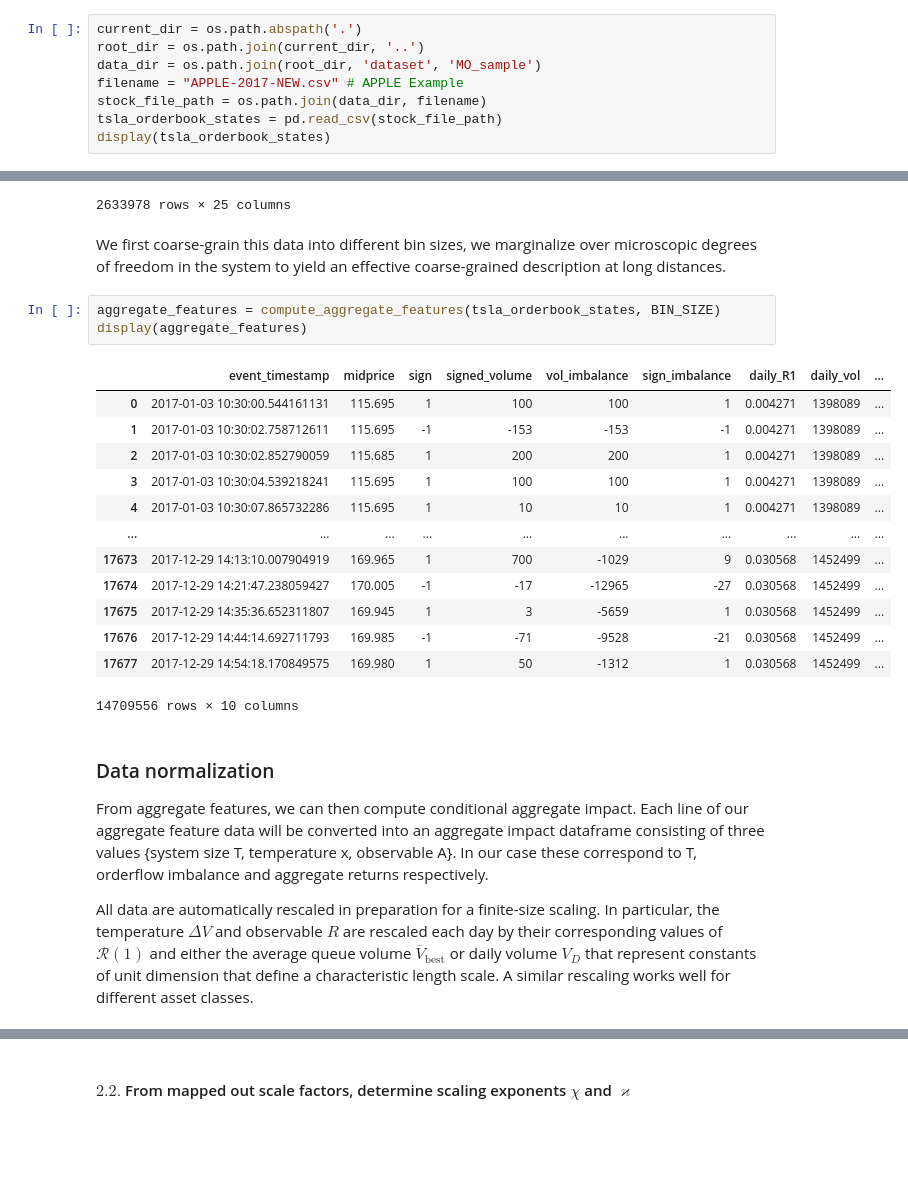
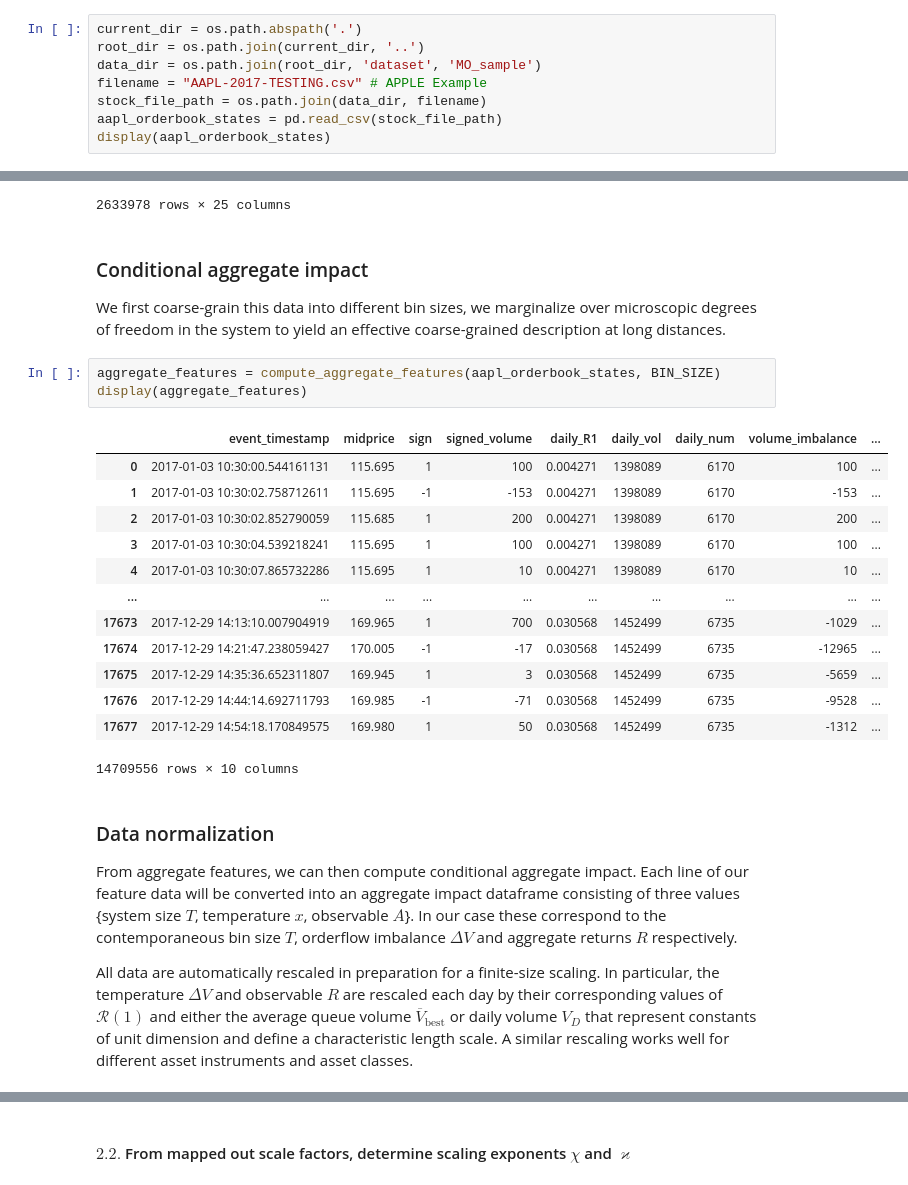
Before and after one commit to anabugaenko/market_impact, a Jupyter notebook: notebooks/lsa.ipynb, the cells around one changed output, grey strips where cells are left out. Cells and saved outputs as stored; diff of their text form; blank space fills up the shorter version.

```diff
--- a/notebooks/lsa.ipynb
+++ b/notebooks/lsa.ipynb
@@ -32,10 +59,10 @@ We first prepare the data. Each entry of the orderbook data correpsonds to a sin
 current_dir = os.path.abspath('.')
 root_dir = os.path.join(current_dir, '..')
 data_dir = os.path.join(root_dir, 'dataset', 'MO_sample')
-filename = "APPLE-2017-NEW.csv" # APPLE Example
+filename = "AAPL-2017-TESTING.csv" # APPLE Example
 stock_file_path = os.path.join(data_dir, filename)
-tsla_orderbook_states = pd.read_csv(stock_file_path)
-display(tsla_orderbook_states)
+aapl_orderbook_states = pd.read_csv(stock_file_path)
+display(aapl_orderbook_states)
 # %% [output]
 |  | Unnamed: 0 | event_timestamp | sign | side | lob_action | order_executed | execution_price | size | ... |
 | 0 | 0 | 2017-01-03 10:30:00.544161131 | 1 | ASK | REMOVE | True | 115.70 | 100 | ... |
@@ -51,28 +78,29 @@ display(tsla_orderbook_states)
 | 2633977 | 6734 | 2017-12-29 14:59:58.621926530 | 1 | ASK | UPDATE | True | 169.99 | 69 | ... |
 2633978 rows × 25 columns
 # %% [markdown]
+### Conditional aggregate impact
  We first coarse-grain this data into different bin sizes, we marginalize over microscopic degrees of freedom in the system to yield an effective coarse-grained description at long distances.
 # %%
-aggregate_features = compute_aggregate_features(tsla_orderbook_states, BIN_SIZE)
+aggregate_features = compute_aggregate_features(aapl_orderbook_states, BIN_SIZE)
 display(aggregate_features)
 # %% [output]
-|  | event_timestamp | midprice | sign | signed_volume | vol_imbalance | sign_imbalance | daily_R1 | daily_vol | ... |
-| 0 | 2017-01-03 10:30:00.544161131 | 115.695 | 1 | 100 | 100 | 1 | 0.004271 | 1398089 | ... |
-| 1 | 2017-01-03 10:30:02.758712611 | 115.695 | -1 | -153 | -153 | -1 | 0.004271 | 1398089 | ... |
-| 2 | 2017-01-03 10:30:02.852790059 | 115.685 | 1 | 200 | 200 | 1 | 0.004271 | 1398089 | ... |
-| 3 | 2017-01-03 10:30:04.539218241 | 115.695 | 1 | 100 | 100 | 1 | 0.004271 | 1398089 | ... |
-| 4 | 2017-01-03 10:30:07.865732286 | 115.695 | 1 | 10 | 10 | 1 | 0.004271 | 1398089 | ... |
+|  | event_timestamp | midprice | sign | signed_volume | daily_R1 | daily_vol | daily_num | volume_imbalance | ... |
+| 0 | 2017-01-03 10:30:00.544161131 | 115.695 | 1 | 100 | 0.004271 | 1398089 | 6170 | 100 | ... |
+| 1 | 2017-01-03 10:30:02.758712611 | 115.695 | -1 | -153 | 0.004271 | 1398089 | 6170 | -153 | ... |
+| 2 | 2017-01-03 10:30:02.852790059 | 115.685 | 1 | 200 | 0.004271 | 1398089 | 6170 | 200 | ... |
+| 3 | 2017-01-03 10:30:04.539218241 | 115.695 | 1 | 100 | 0.004271 | 1398089 | 6170 | 100 | ... |
+| 4 | 2017-01-03 10:30:07.865732286 | 115.695 | 1 | 10 | 0.004271 | 1398089 | 6170 | 10 | ... |
 | ... | ... | ... | ... | ... | ... | ... | ... | ... | ... |
-| 17673 | 2017-12-29 14:13:10.007904919 | 169.965 | 1 | 700 | -1029 | 9 | 0.030568 | 1452499 | ... |
-| 17674 | 2017-12-29 14:21:47.238059427 | 170.005 | -1 | -17 | -12965 | -27 | 0.030568 | 1452499 | ... |
-| 17675 | 2017-12-29 14:35:36.652311807 | 169.945 | 1 | 3 | -5659 | 1 | 0.030568 | 1452499 | ... |
-| 17676 | 2017-12-29 14:44:14.692711793 | 169.985 | -1 | -71 | -9528 | -21 | 0.030568 | 1452499 | ... |
-| 17677 | 2017-12-29 14:54:18.170849575 | 169.980 | 1 | 50 | -1312 | 1 | 0.030568 | 1452499 | ... |
+| 17673 | 2017-12-29 14:13:10.007904919 | 169.965 | 1 | 700 | 0.030568 | 1452499 | 6735 | -1029 | ... |
+| 17674 | 2017-12-29 14:21:47.238059427 | 170.005 | -1 | -17 | 0.030568 | 1452499 | 6735 | -12965 | ... |
+| 17675 | 2017-12-29 14:35:36.652311807 | 169.945 | 1 | 3 | 0.030568 | 1452499 | 6735 | -5659 | ... |
+| 17676 | 2017-12-29 14:44:14.692711793 | 169.985 | -1 | -71 | 0.030568 | 1452499 | 6735 | -9528 | ... |
+| 17677 | 2017-12-29 14:54:18.170849575 | 169.980 | 1 | 50 | 0.030568 | 1452499 | 6735 | -1312 | ... |
 14709556 rows × 10 columns
 # %% [markdown]
 ### Data normalization
 
-From aggregate features, we can then compute conditional aggregate impact. Each line of our aggregate feature data will be converted into an aggregate impact dataframe consisting of three values {system size T, temperature x, observable A}. In our case these correspond to T, orderflow imbalance and aggregate returns respectively.
+From aggregate features, we can then compute conditional aggregate impact. Each line of our feature data will be converted into an aggregate impact dataframe consisting of three values {system size $T$, temperature $x$, observable $A$}. In our case these correspond to the contemporaneous bin size $T$, orderflow imbalance $\Delta V$ and aggregate returns $R$ respectively.
 
-All data are automatically rescaled in preparation for a finite-size scaling. In particular, the temperature $\Delta V$ and observable $R$ are rescaled each day by their corresponding values of $\mathcal{R}(1)$ and either the average queue volume $\overline{V}_{\mathrm{best}}$ or  daily volume  $V_D$  that represent constants of unit dimension that define a characteristic length scale. A similar rescaling works well for different asset classes.
+All data are automatically rescaled in preparation for a finite-size scaling. In particular, the temperature $\Delta V$ and observable $R$ are rescaled each day by their corresponding values of $\mathcal{R}(1)$ and either the average queue volume $\overline{V}_{\mathrm{best}}$ or daily volume  $V_D$  that represent constants of unit dimension and define a characteristic length scale. A similar rescaling works well for different asset instruments and asset classes.
 # %%
```
Also changed, not shown: parts of 28 cells of this notebook, 17 other files.
